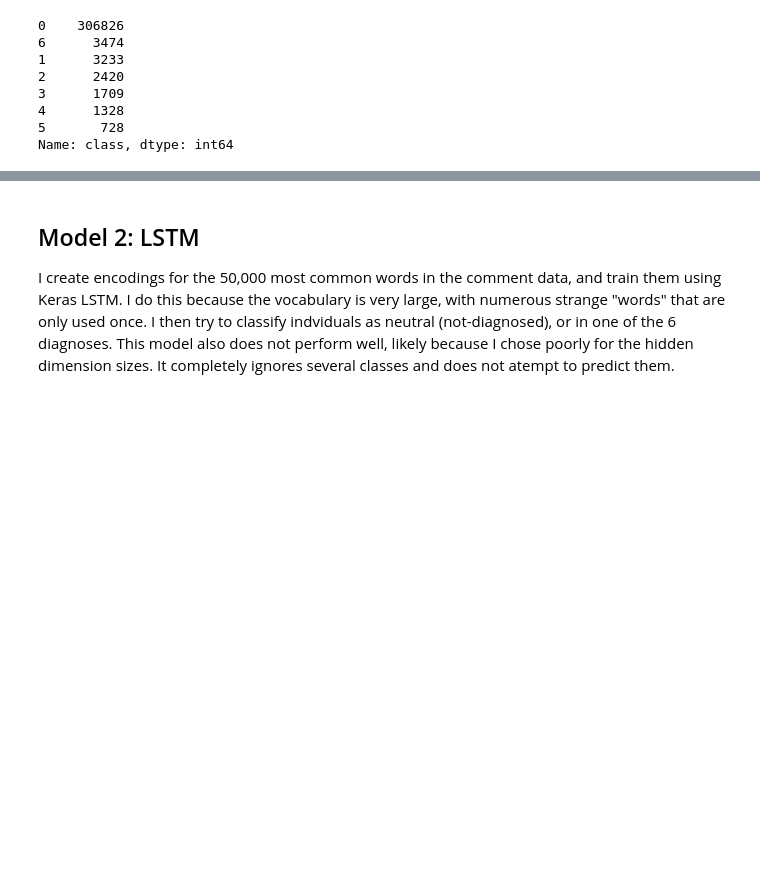
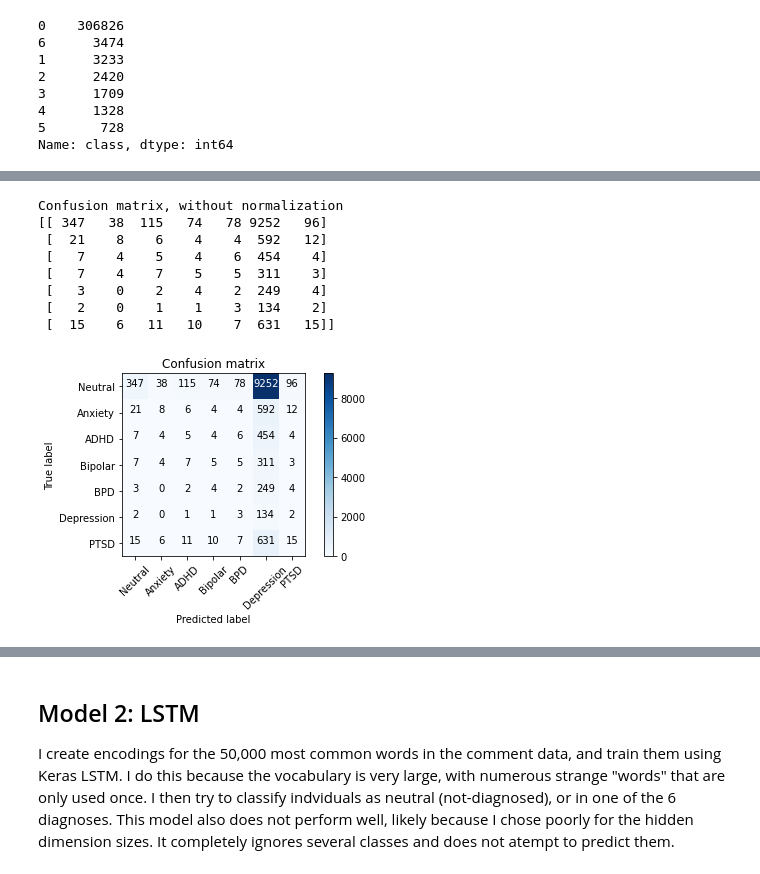
Before and after one commit to kstrickland680/MentalHealthRedditAnalysis, a Jupyter notebook: MentalHealthRedditAnalysis.ipynb, the cells around one changed output, grey strips where cells are left out. Drawn from its saved outputs; the diff is of its cells as text; code cells hidden in the pictures; blank space fills up the shorter version.

```diff
--- a/MentalHealthRedditAnalysis.ipynb
+++ b/MentalHealthRedditAnalysis.ipynb
@@ -896,0 +986,2 @@ weighted avg       0.94      0.96      0.94     63944
+# %%
+y_pred_test = rf_grid_pipeline2.predict(X_test['tokenized_word2vec'])
@@ -896,0 +992,52 @@ weighted avg       0.94      0.96      0.94     63944
+# %%
+cfn = confusion_matrix(y_test, y_pred_test)
+# %%
+def plot_confusion_matrix(cm, classes,
+                          normalize=False,
+                          title='Confusion matrix',
+                          cmap=plt.cm.Blues):
+    """
+    This function prints and plots the confusion matrix.
+    Normalization can be applied by setting `normalize=True`.
+    code from: https://datascience.stackexchange.com/questions/40067/confusion-matrix-three-classes-python
+    """
+
+    import itertools
+    if normalize:
+        cm = cm.astype('float') / cm.sum(axis=1)[:, np.newaxis]
+        print("Normalized confusion matrix")
+    else:
+        print('Confusion matrix, without normalization')
+
+    print(cm)
+
+    plt.imshow(cm, interpolation='nearest', cmap=cmap)
+    plt.title(title)
+    plt.colorbar()
+    tick_marks = np.arange(len(classes))
+    plt.xticks(tick_marks, classes, rotation=45)
+    plt.yticks(tick_marks, classes)
+
+    fmt = '.2f' if normalize else 'd'
+    thresh = cm.max() / 2.
+    for i, j in itertools.product(range(cm.shape[0]), range(cm.shape[1])):
+        plt.text(j, i, format(cm[i, j], fmt),
+                 horizontalalignment="center",
+                 color="white" if cm[i, j] > thresh else "black")
+
+    plt.ylabel('True label')
+    plt.xlabel('Predicted label')
+    plt.tight_layout()
+# %%
+plot_confusion_matrix(cfn, classes=['Neutral', 'Anxiety', 'ADHD', 'Bipolar', 'BPD', 'Depression', 'PTSD'],
+                      title='Confusion matrix')
+# %% [output]
+Confusion matrix, without normalization
+[[ 347   38  115   74   78 9252   96]
+ [  21    8    6    4    4  592   12]
+ [   7    4    5    4    6  454    4]
+ [   7    4    7    5    5  311    3]
+ [   3    0    2    4    2  249    4]
+ [   2    0    1    1    3  134    2]
+ [  15    6   11   10    7  631   15]]
+[figure, added]
```
Also changed, not shown: parts of 242 cells of this notebook.
